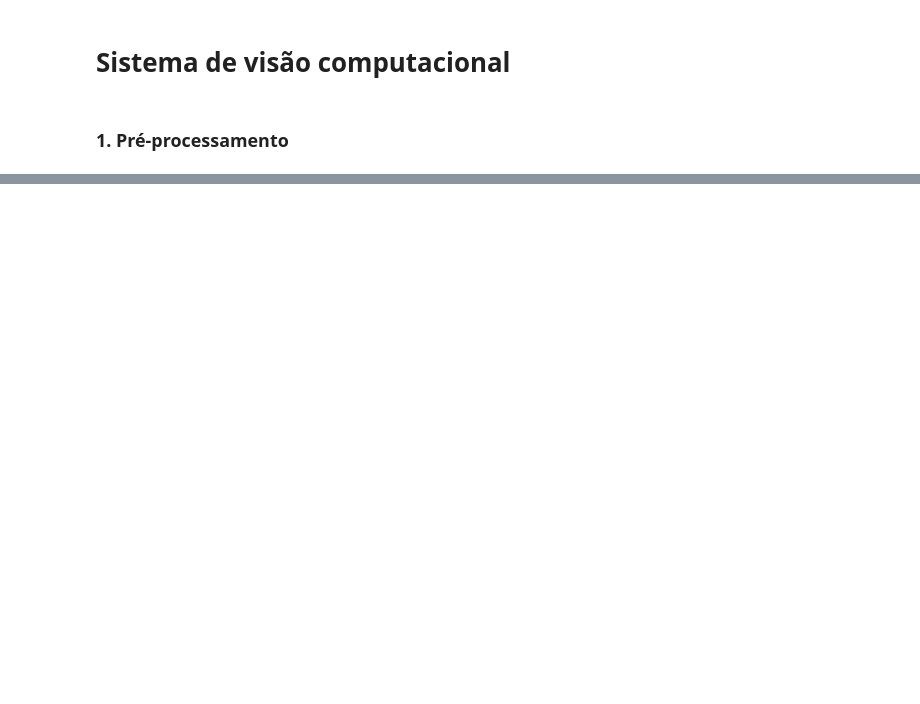
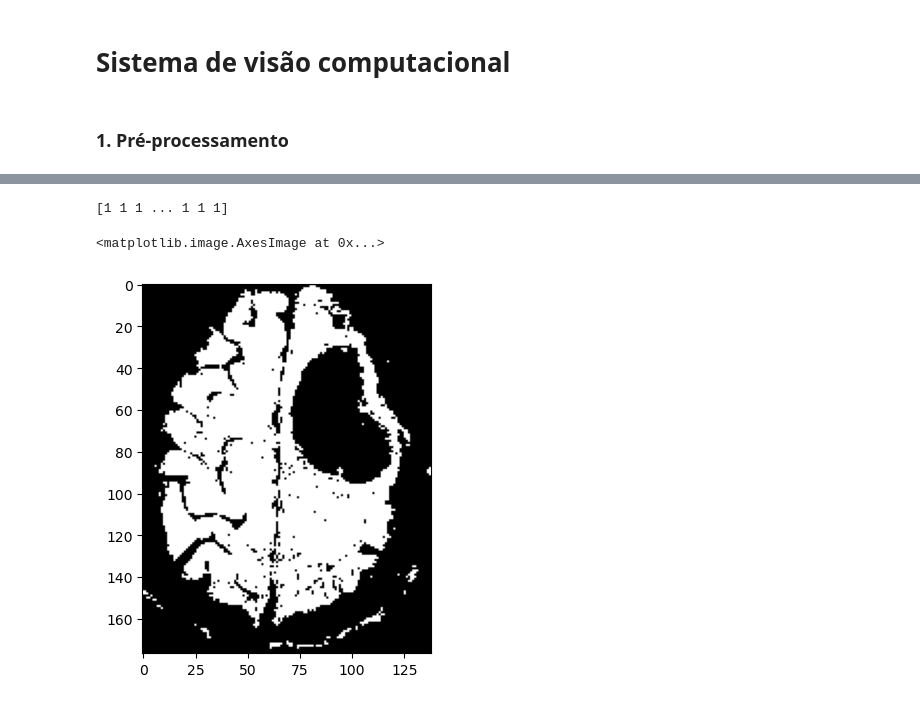
Before and after one commit to KillerGlass/computer-vision, a Jupyter notebook: sistema_de_visao.ipynb, the cells around one changed output, grey strips where cells are left out. Cells and saved outputs as stored; diff of their text form; code cells hidden in the pictures; blank space fills up the shorter version.

Commit message:
testes com o kmeans

```diff
--- a/sistema_de_visao.ipynb
+++ b/sistema_de_visao.ipynb
@@ -55,0 +107,29 @@ def save_crop(imgs, path):
+# %%
+def kmeans_seg(img, k):
+    kmeans = KMeans(n_clusters=k)
+    img_train = img.reshape(-1, 1)
+    result = kmeans.fit(img_train)
+
+    labels = result.labels_
+    cluster_centers = result.cluster_centers_
+
+    cluster_centers = cluster_centers.reshape(1, -1)
+    cluster_centers = list(cluster_centers[0])
+
+    index_min = cluster_centers.index(min(cluster_centers))
+    index_max = cluster_centers.index(max(cluster_centers))
+
+    #print(labels)
+    labels = ((labels != index_min) & (labels != index_max)).astype(np.uint8) * 225
+    #labels = (labels != index_min)
+    img_final = labels.reshape(img.shape)
+
+    return img_final
+# %%
+km = kmeans_seg(images[100], 3)
+
+plt.imshow(km, cmap='gray')
+# %% [output]
+[1 1 1 ... 1 1 1]
+<matplotlib.image.AxesImage at 0x...>
+[figure, added]
```
Also changed, not shown: parts of 14 cells of this notebook, 3 other files.
